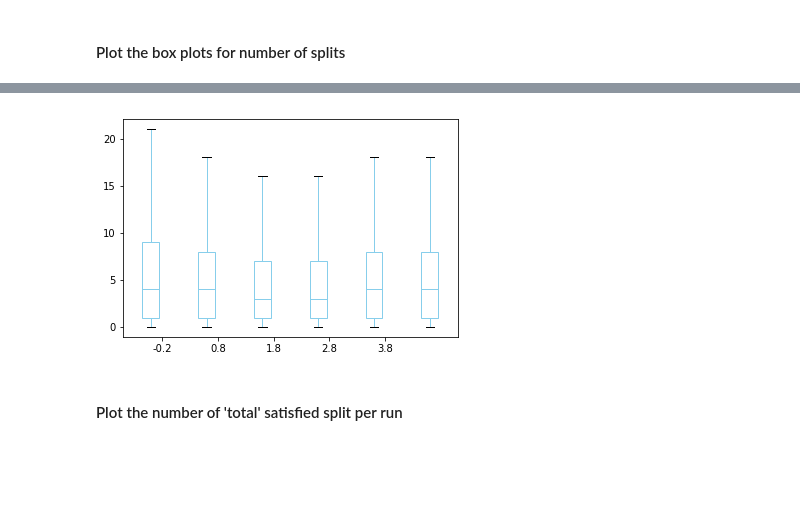
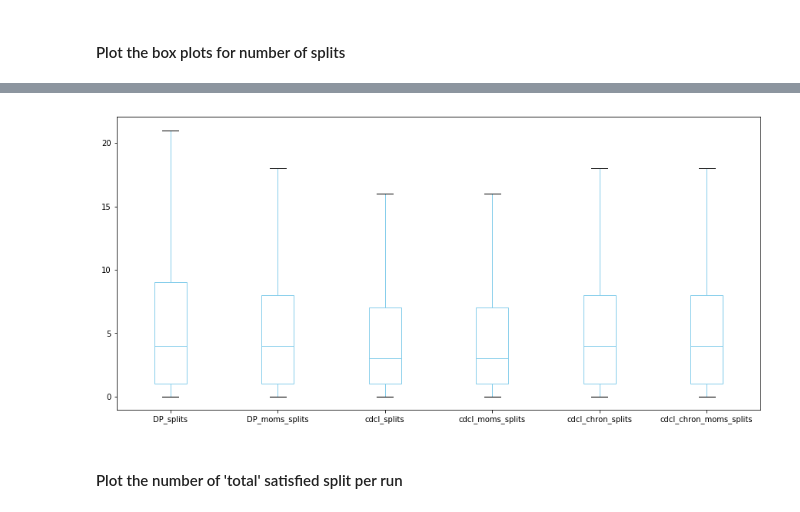
Before and after one commit to freelectron/sat-solver, a Jupyter notebook: Report Notebook.ipynb, the cells around one changed output, grey strips where cells are left out. Cells and saved outputs as stored; diff of their text form; code cells hidden in the pictures; blank space fills up the shorter version.

```diff
--- a/Report Notebook.ipynb
+++ b/Report Notebook.ipynb
@@ -80,10 +80,11 @@ def draw_plot(data, offset, edge_color, fill_color):
         patch.set(facecolor=fill_color)
 
 for df in list_dfs:
-    fig, ax = plt.subplots()
+    fig, ax = plt.subplots(figsize=(15,7))
     data = df.filter(like='splits')
     draw_plot(data.values, 0, "skyblue", "white")
-    plt.xticks(range(5))
+    plt.xticks(np.arange(len(data.columns)),list(data.columns))
+
 
     plt.show()
     plt.close()
@@ -92,27 +93,28 @@ for df in list_dfs:
 # %%
-# With outliers
+# Without outliers
 
 import numpy as np; np.random.seed(1)
 import matplotlib.pyplot as plt
 
 def draw_plot(data, offset,edge_color, fill_color):
-    pos = np.arange(data.shape[1])+offset
+    """ offset parameter shift the box plot up or down """
+    pos = np.arange(data.shape[1])  + offset
     bp = ax.boxplot(data, positions= pos, widths=0.3, patch_artist=True,showfliers=False, manage_xticks=True)
     for element in ['boxes', 'whiskers', 'medians']:
         plt.setp(bp[element], color=edge_color)
     for patch in bp['boxes']:
         patch.set(facecolor=fill_color)
 
 for df in list_dfs:
-    fig, ax = plt.subplots()
+    fig, ax = plt.subplots(figsize=(15,7))
     data = df.filter(like='splits')
-    draw_plot(data.values, -0.2, "skyblue", "white")
-    plt.xticks(range(5))
+    draw_plot(data.values, 0, "skyblue", "white")
+    plt.xticks(np.arange(len(data.columns)),list(data.columns))
 
     plt.show()
     plt.close()
 # %% [output]
-[figure, old version]
+[figure, new version]
 # %% [markdown]
 #### Plot the number of 'total' satisfied split per run
 # %%
```
Also changed, not shown: parts of 5 cells of this notebook, 1 other file.
